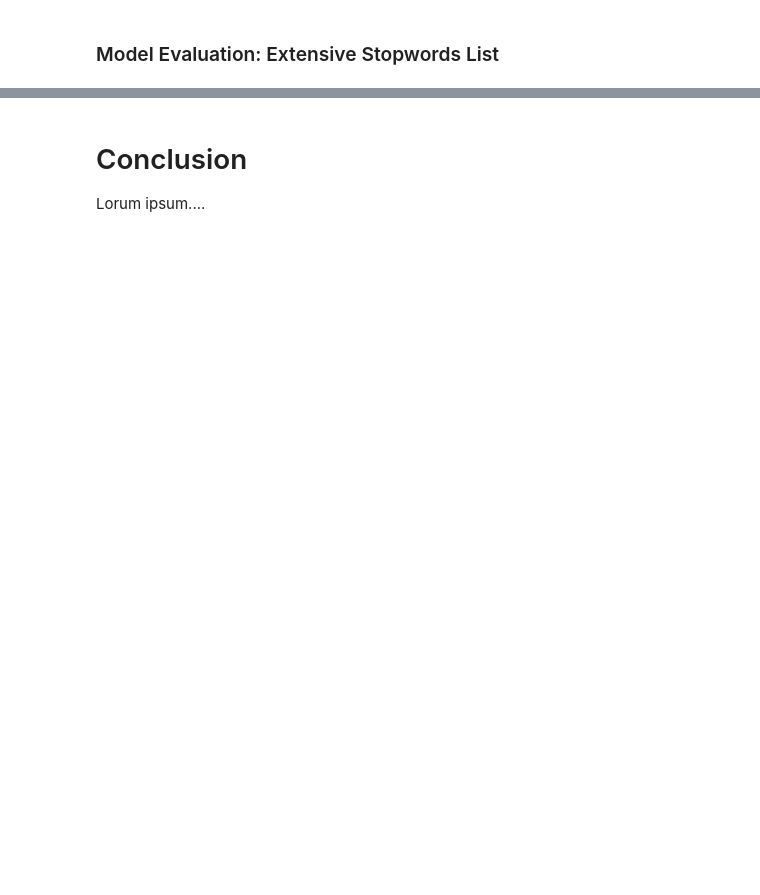
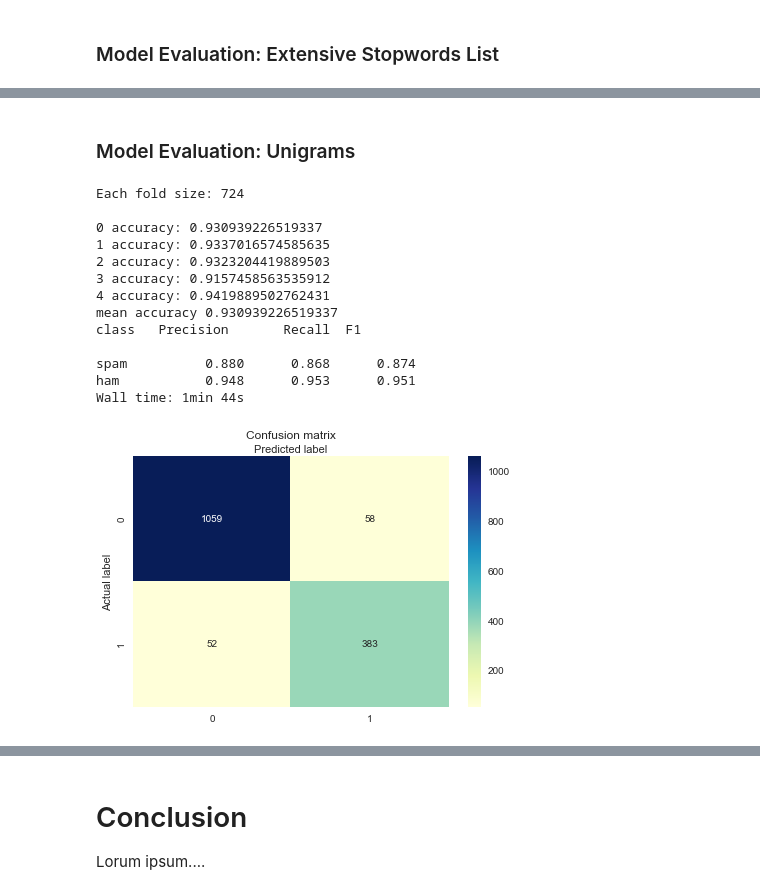
Before and after one commit to tbahng/ist664-NLP-and-Classification, a Jupyter notebook: thomas_bahng_final.ipynb, the cells around one changed output, grey strips where cells are left out. Cells and saved outputs as stored; diff of their text form; code cells hidden in the pictures; blank space fills up the shorter version.

```diff
--- a/thomas_bahng_final.ipynb
+++ b/thomas_bahng_final.ipynb
@@ -628,7 +627,7 @@ def getWordFeatures(documents, stopwords):
     word_features = [word for (word, count) in word_items]
     return word_features
 
-# [feature definition function: ngrams] function to get document features (applicable for unigrams and bigrams)
+# [feature definition function: experiment 1] function to get document features (applicable for unigrams)
 # param document: a list of strings representing a tokenized email
 # param word_features: a list of strings against which the tokens in document are matched
 # returns a dictionary where each key is 'contains(keyword)' and is either true or false
@@ -640,7 +639,7 @@ def document_features(document, word_features):
     return features
 
 # function to get feature sets for modeling in Experiment 1
-def getFeatureSets(documents, stopwords):
+def getFeatureSets1(documents, stopwords):
     # get word features based on specified stopwords
     word_features = getWordFeatures(documents, stopwords)
     featuresets = [(document_features(d, word_features), c) for (d, c) in documents]
@@ -653,7 +652,7 @@ def getFeatureSets(documents, stopwords):
 # %%
 %%time
 # get feature sets for documents using basic stopwords
-unigramBasic3000 = getFeatureSets(documents, stopwords1)
+unigramBasic3000 = getFeatureSets1(documents, stopwords1)
 # split training and test sets 70/30
 unigramBasic3000Train = unigramBasic3000[:3620]
 unigramBasic3000Test = unigramBasic3000[3620:]
@@ -809,0 +874,23 @@ Wall time: 1min 45s
+# %% [markdown]
+### Model Evaluation: Unigrams
+# %%
+%%time
+# 5-fold cross-validation on training set
+cross_validation_accuracy(5, unigramBasic3000Train)
+# train a classifier and predict test set; get evaluation metrics; plot confusion matrix
+getClassScores(unigramBasic3000Train, unigramBasic3000Test)
+# %% [output]
+Each fold size: 724
+
+0 accuracy: 0.930939226519337
+1 accuracy: 0.9337016574585635
+2 accuracy: 0.9323204419889503
+3 accuracy: 0.9157458563535912
+4 accuracy: 0.9419889502762431
+mean accuracy 0.930939226519337
+class   Precision       Recall  F1
+
+spam          0.880      0.868      0.874
+ham           0.948      0.953      0.951
+Wall time: 1min 44s
+[figure, added]
```
Also changed, not shown: parts of 23 cells of this notebook.
